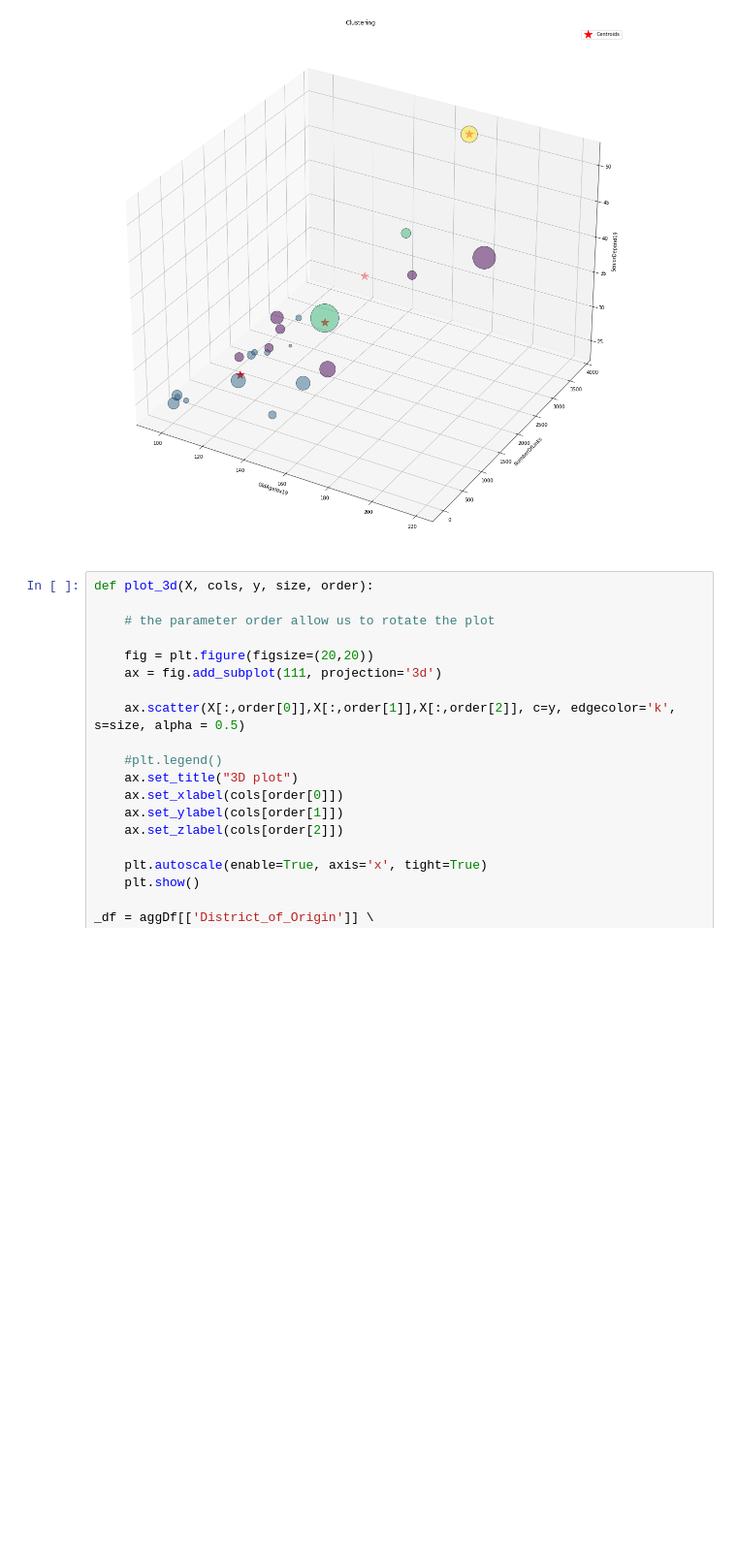
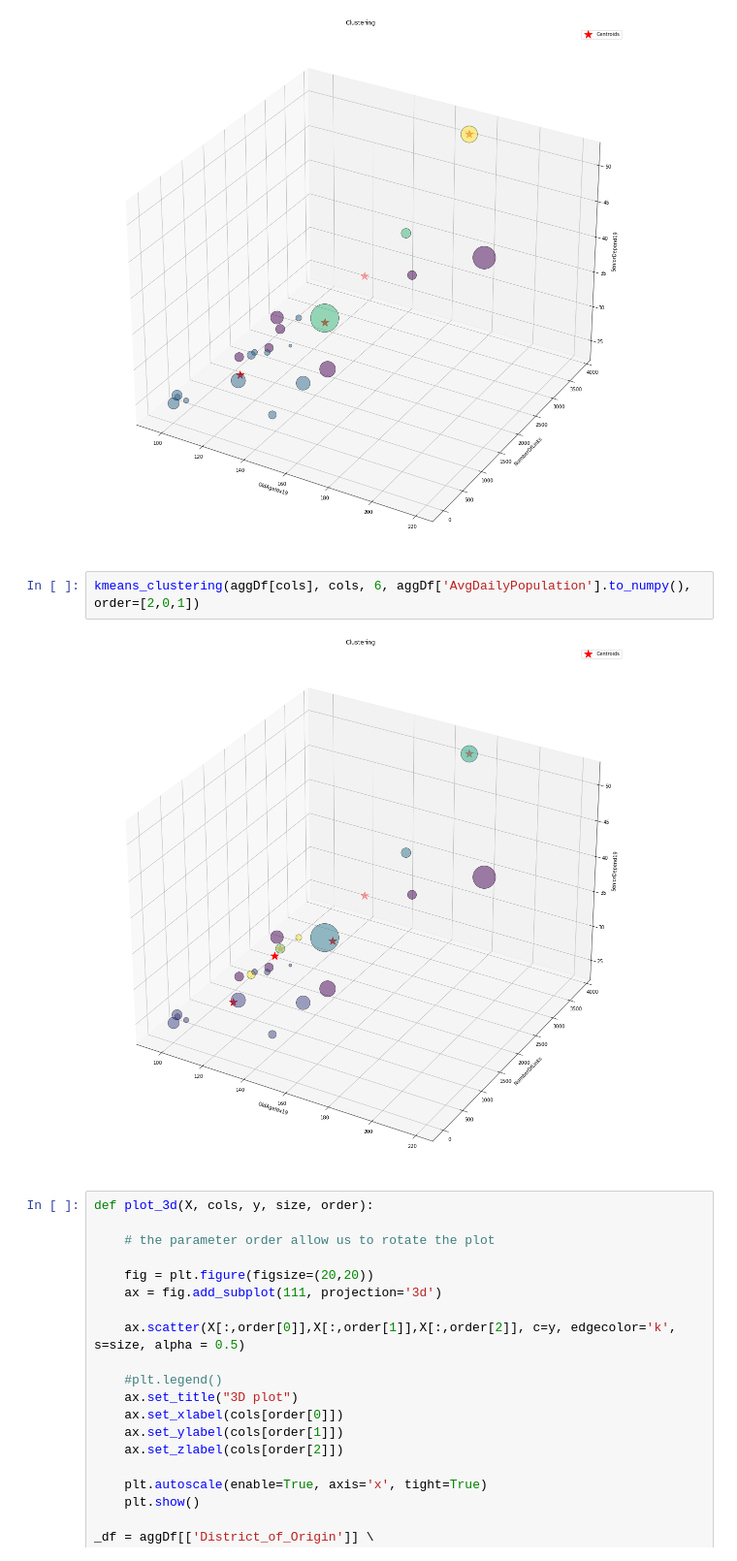
Before and after one commit to anafsa/ChildrenOfJupyter, a Jupyter notebook: Stage-1/challenge2/Exploratory Data Analysis_3.ipynb, the cells around one changed output. Shown at 97% size. Saved outputs shown, nothing was run; the diff lists cells and outputs as text; blank space fills up the shorter version.

Commit message:
tested kmeans with different number of clusetrs

```diff
--- a/Stage-1/challenge2/Exploratory Data Analysis_3.ipynb
+++ b/Stage-1/challenge2/Exploratory Data Analysis_3.ipynb
@@ -630,6 +630,10 @@ def kmeans_clustering(X_df, cols, nclusters, size, order):
 kmeans_clustering(aggDf[cols], cols, 4, aggDf['AvgDailyPopulation'].to_numpy(), order=[2,0,1])
 # %% [output]
 [figure]
+# %%
+kmeans_clustering(aggDf[cols], cols, 6, aggDf['AvgDailyPopulation'].to_numpy(), order=[2,0,1])
+# %% [output]
+[figure, added]
 # %%
 def plot_3d(X, cols, y, size, order):
 
```
